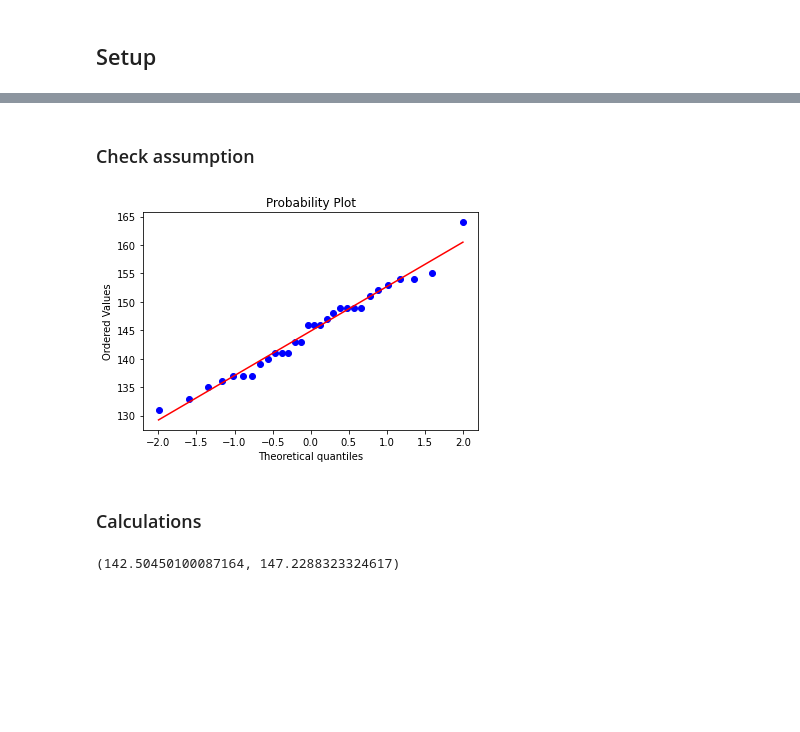
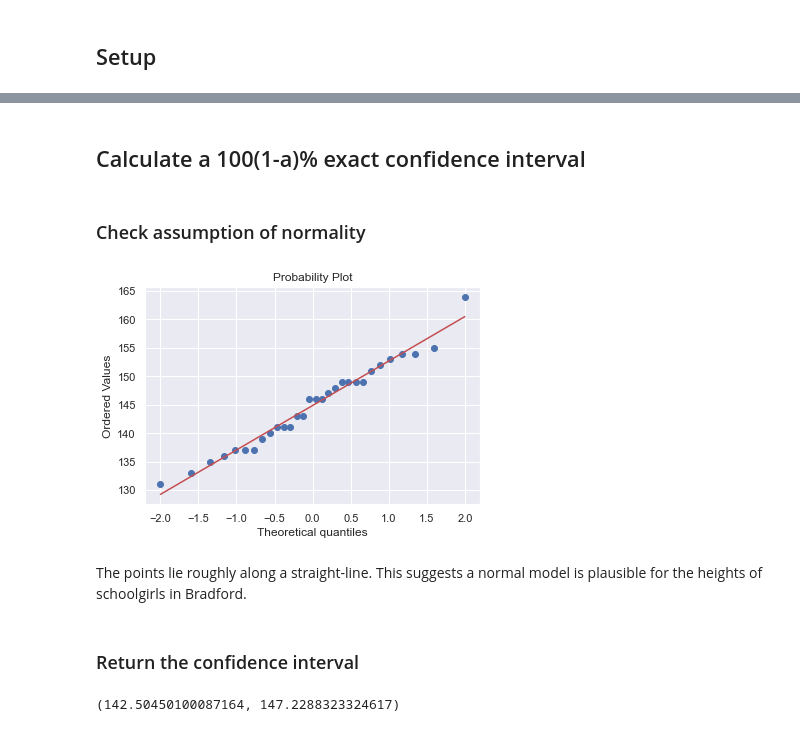
Before and after one commit to ljk233/AutomatingM248, a Jupyter notebook: notebooks-py/b-05-t-interval-normal-mean.ipynb, the cells around one changed output, grey strips where cells are left out. Saved outputs shown, nothing was run; the diff lists cells and outputs as text; code cells hidden in the pictures; blank space fills up the shorter version.

```diff
--- a/notebooks-py/b-05-t-interval-normal-mean.ipynb
+++ b/notebooks-py/b-05-t-interval-normal-mean.ipynb
@@ -26,6 +26,6 @@ import matplotlib.pyplot as plt
 # import the data
 schoolgirls = load.schoolgirls()
 # %%
-# assign locals vars
-height = schoolgirls["Height"]
+# assign column to local var
+h = schoolgirls["Height"]
 # %% [markdown]
@@ -67,14 +38,20 @@ sns.histplot(height, binwidth=3)
+# %% [markdown]
+## Calculate a 100(1-a)% exact confidence interval
 # %% [markdown]
-### Check assumption
+### Check assumption of normality
 # %%
-# check etruscans skulls
+sns.set_theme()
 f, ax = plt.subplots()
-probplot(x=height,plot=ax)
+probplot(x=h,plot=ax)
 plt.show()
 # %% [output]
-[figure, old version]
+[figure, new version]
-# %% [markdown]
-### Calculations
+# %% [markdown]
+The points lie roughly along a straight-line.
+This suggests a normal model is plausible for the heights of
+schoolgirls in Bradford.
+# %% [markdown]
+### Return the confidence interval
 # %%
 t.interval(
     alpha=0.9,
```
Also changed, not shown: parts of 12 cells of this notebook, 12 other files.
